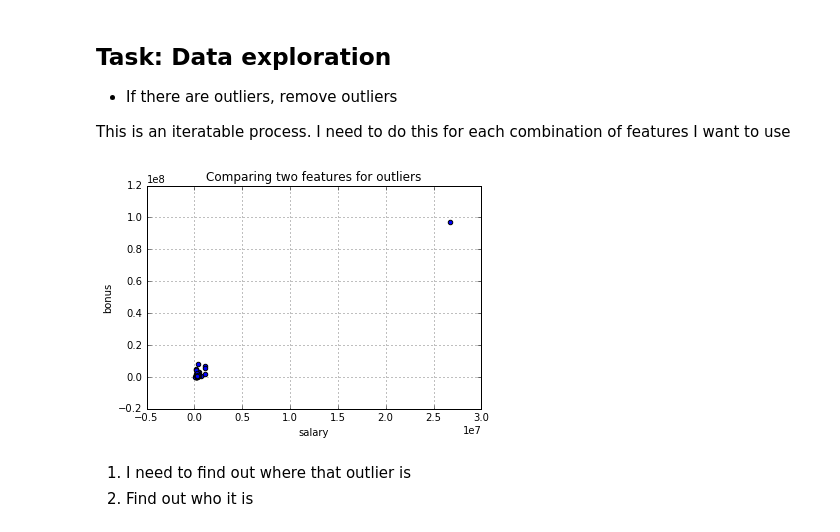
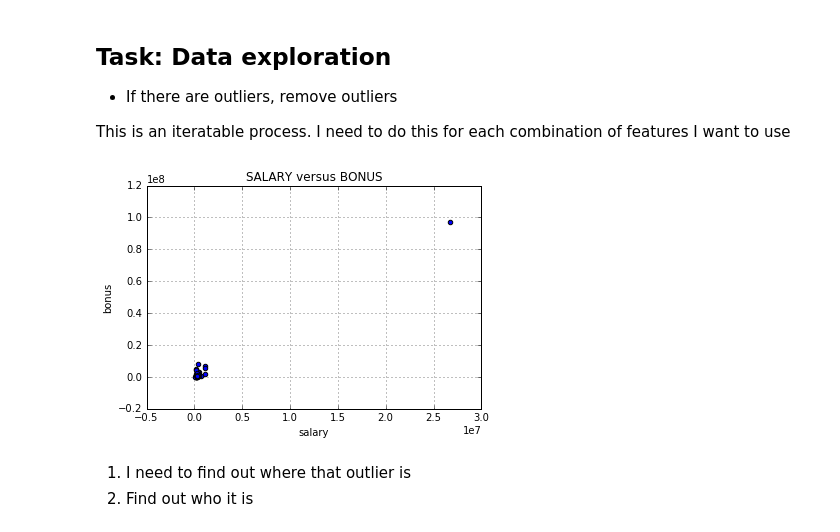
Before and after one commit to omoju/identifyFraudFromEnronEmail, a Jupyter notebook: cleanDataForOutliers.ipynb, the cells around one changed output. Saved outputs shown, nothing was run; the diff lists cells and outputs as text; code cells hidden in the pictures.

```diff
--- a/cleanDataForOutliers.ipynb
+++ b/cleanDataForOutliers.ipynb
@@ -33,9 +33,9 @@ len(data_dict)
 
 This is an iteratable process. I need to do this for each combination of features I want to use
 # %%
-data = compareTwoFeatures('salary', 'bonus', data_dict)
+data = compareTwoFeatures('salary', 'bonus', data_dict, "SALARY versus BONUS")
 # %% [output]
-[figure, old version]
+[figure, new version]
 # %% [markdown]
 1. I need to find out where that outlier is
 2. Find out who it is
```
Also changed, not shown: parts of 1 cell of this notebook, 10 other files.
